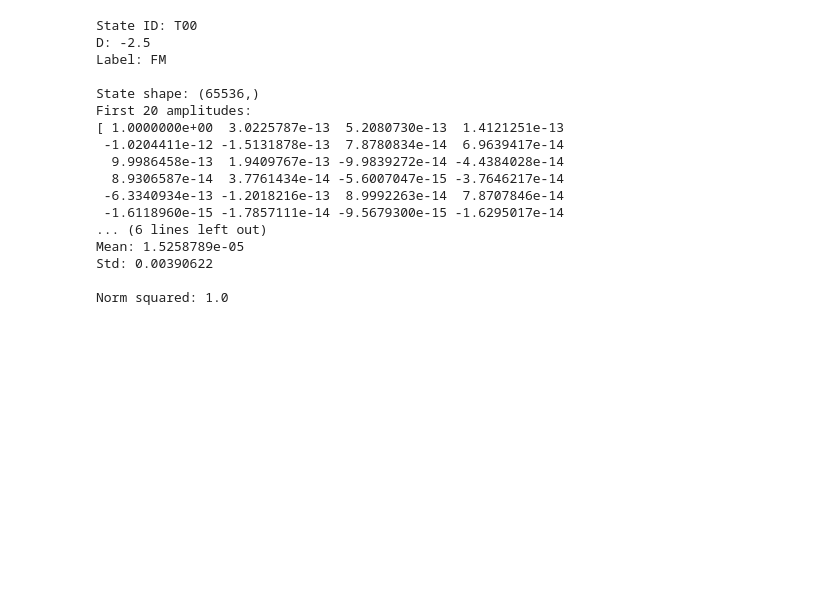
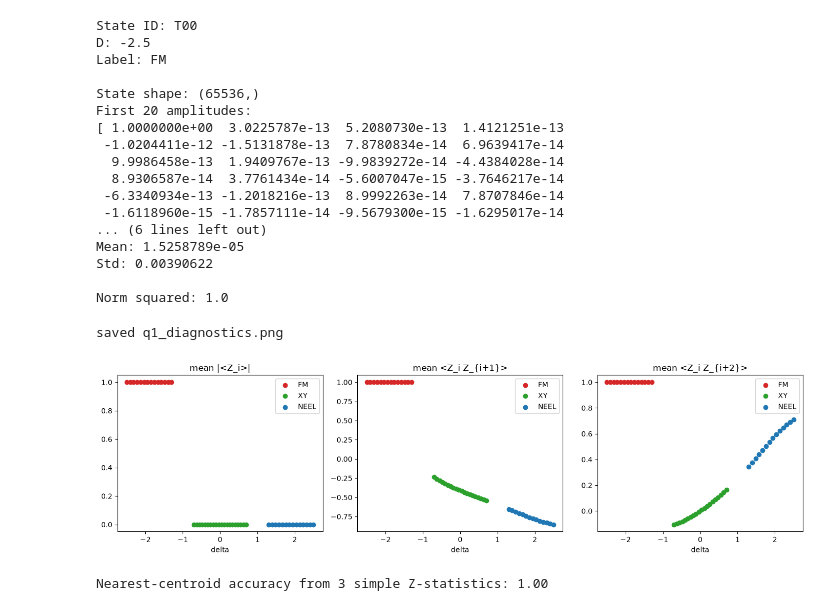
Before and after one commit to MennaMagdie/The-64-Copy-Problem-BA26, a Jupyter notebook: notebooks/01_quantum_data_analysis.ipynb, the cells around one changed output. Drawn from its saved outputs; the diff is of its cells as text; code cells hidden in the pictures; blank space fills up the shorter version.

Commit message:
added classical training & measurement

```diff
--- a/notebooks/01_quantum_data_analysis.ipynb
+++ b/notebooks/01_quantum_data_analysis.ipynb
@@ -1,14 +1,14 @@
 # %%
 import numpy as np
 import os
+import matplotlib.pyplot as plt
 
-path = r"C:\Users\emade\Downloads\SEND_TO_PARTICIPANTS-1\xxz_public_train.npz"
+path = r"C:\Users\omar\The-64-Copy-Problem-BA26\Dataset\xxz_public_train.npz"
 
 data = np.load(path, allow_pickle=True)
 
 print("Files inside NPZ:")
 print(data.files)
-
 print("\n" + "="*60)
 print("DATASET INFORMATION")
 print("="*60)
@@ -46,9 +46,10 @@ states = data["states"]
 ids = data["ids"]
 deltas = data["deltas"]
 labels = data["labels"]
-
+model= data["model"]
+n = int(data["num_qubits"])
 print("Number of states:", len(states))
-print("Number of qubits:", 16)
+print("Number of qubits:", n)
 print("State dimension:", states.shape[1])
 
 print("\nFirst 10 training states:")
@@ -59,7 +60,9 @@ for i in range(min(100, len(states))):
         f"{i:2d} | "
         f"ID = {ids[i]} | "
         f"D = {deltas[i]:.6f} | "
+        f"model = {deltas[i]:.6f} | "
         f"Label = {labels[i]}"
+
     )
 # %% [output]
 Number of states: 48
@@ -148,3 +151,65 @@ Mean: 1.5258789e-05
 Std: 0.00390622
 
 Norm squared: 1.0
+# %%
+def bit_spins(n):
+    """All 2^n basis strings, as +-1 spins. spins[k, i] = spin of qubit i in basis state k."""
+    idx = np.arange(2**n)
+    bits = (idx[:, None] >> np.arange(n)[None, ::-1]) & 1
+    return 1 - 2 * bits.astype(float)   # |0> = +1, |1> = -1
+
+SPINS = bit_spins(n)   # (65536, 16) — computed once, reused for every state
+
+def exact_stats(vec):
+    """Given one state vector, return (mean |Z_i>, corr NN, corr NNN)."""
+    probs = np.abs(vec) ** 2
+    mean_Z = probs @ SPINS                              # (n,)  <Z_i> per qubit
+    nn_prod  = SPINS[:, :-1] * SPINS[:, 1:]              # (2^n, n-1)
+    nnn_prod = SPINS[:, :-2] * SPINS[:, 2:]              # (2^n, n-2)
+    corr_nn  = probs @ nn_prod
+    corr_nnn = probs @ nnn_prod
+    return mean_Z, corr_nn, corr_nnn
+
+# Aggregate a single summary number per state for a first look:
+mag        = np.zeros(len(states))   # average |<Z_i>| across the chain
+avg_corr_nn  = np.zeros(len(states))
+avg_corr_nnn = np.zeros(len(states))
+
+for k, vec in enumerate(states):
+    mZ, cnn, cnnn = exact_stats(vec.astype(np.complex128))
+    mag[k] = np.mean(np.abs(mZ))
+    avg_corr_nn[k]  = np.mean(cnn)
+    avg_corr_nnn[k] = np.mean(cnnn)
+
+fig, axes = plt.subplots(1, 3, figsize=(14, 4))
+for ax, y, title in zip(
+    axes, [mag, avg_corr_nn, avg_corr_nnn],
+    ["mean |<Z_i>|", "mean <Z_i Z_{i+1}>", "mean <Z_i Z_{i+2}>"]
+):
+    for lab, color in zip(["FM", "XY", "NEEL"], ["tab:red", "tab:green", "tab:blue"]):
+        m = labels == lab
+        ax.scatter(deltas[m], y[m], label=lab, color=color)
+    ax.set_xlabel("delta"); ax.set_title(title); ax.legend()
+plt.tight_layout()
+plt.savefig("q1_diagnostics.png", dpi=120)
+print("saved q1_diagnostics.png")
+# %% [output]
+saved q1_diagnostics.png
+[figure, added]
+# %%
+from itertools import product
+
+feats = np.stack([mag, avg_corr_nn, avg_corr_nnn], axis=1)
+
+def nearest_centroid_accuracy(feats, labels):
+    classes = ["FM", "XY", "NEEL"]
+    centroids = {c: feats[labels == c].mean(axis=0) for c in classes}
+    preds = []
+    for f in feats:
+        preds.append(min(classes, key=lambda c: np.linalg.norm(f - centroids[c])))
+    return np.mean(np.array(preds) == labels), centroids
+
+acc, centroids = nearest_centroid_accuracy(feats, labels)
+print(f"Nearest-centroid accuracy from 3 simple Z-statistics: {acc:.2f}")
+# %% [output]
+Nearest-centroid accuracy from 3 simple Z-statistics: 1.00
```
Also changed, not shown: parts of 3 cells of this notebook.
